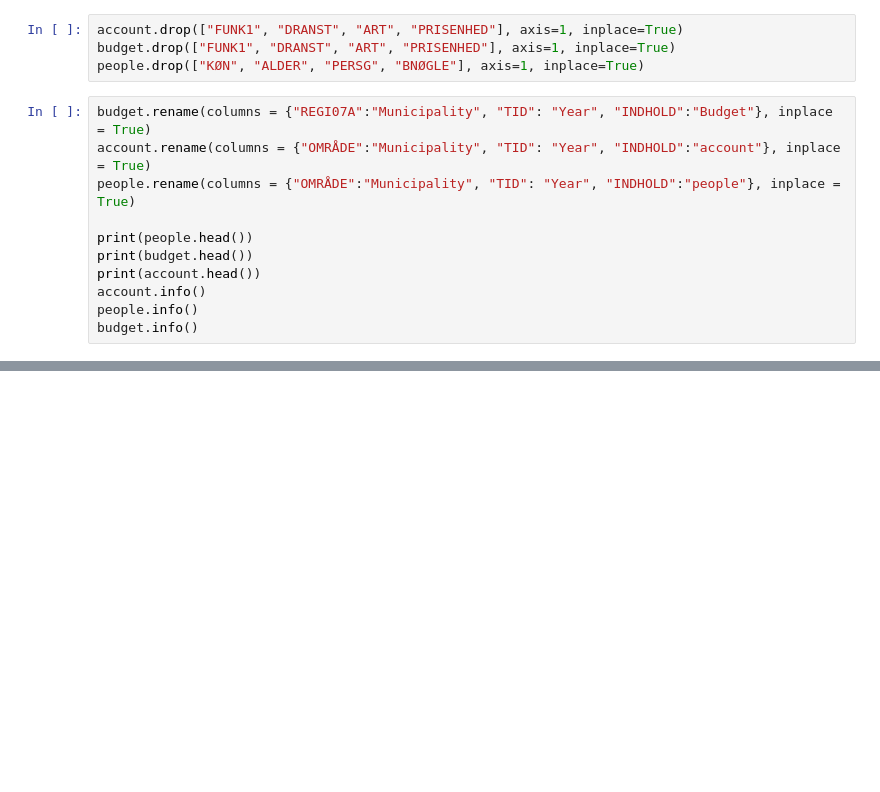
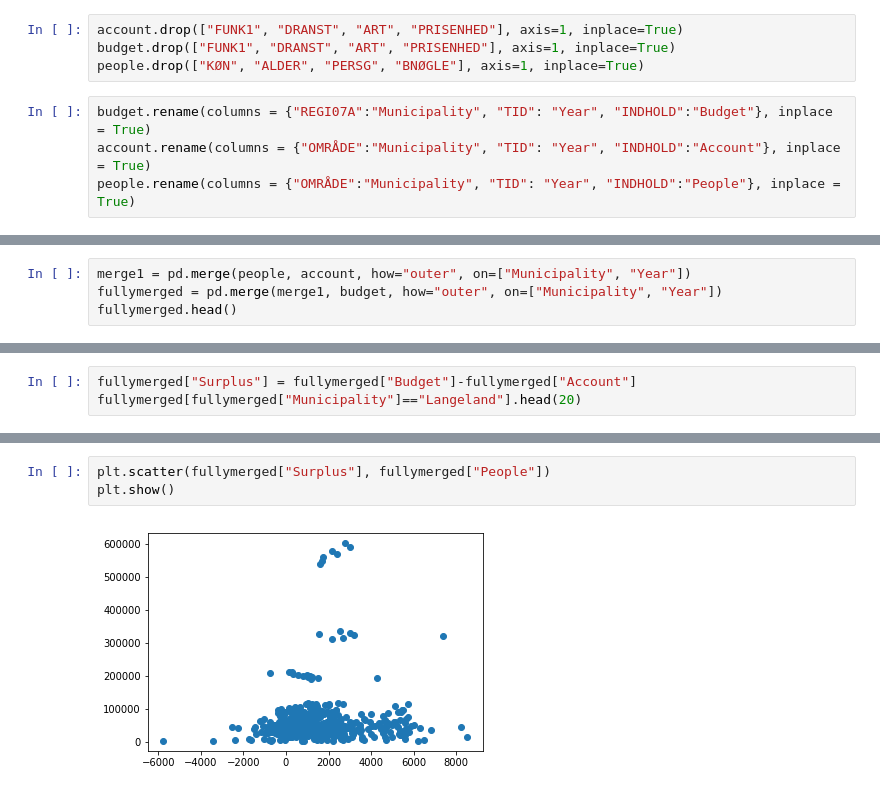
Before and after one commit to s-corfixen/projects-2019-snake-on-3310, a Jupyter notebook: Project/ny project.ipynb, the cells around one changed output, grey strips where cells are left out. Cells and saved outputs as stored; diff of their text form; blank space fills up the shorter version.

```diff
--- a/Project/ny project.ipynb
+++ b/Project/ny project.ipynb
@@ -19,12 +27,5 @@ budget.drop(["FUNK1", "DRANST", "ART", "PRISENHED"], axis=1, inplace=True)
 people.drop(["KØN", "ALDER", "PERSG", "BNØGLE"], axis=1, inplace=True)
 # %%
 budget.rename(columns = {"REGI07A":"Municipality", "TID": "Year", "INDHOLD":"Budget"}, inplace = True)
-account.rename(columns = {"OMRÅDE":"Municipality", "TID": "Year", "INDHOLD":"account"}, inplace = True)
-people.rename(columns = {"OMRÅDE":"Municipality", "TID": "Year", "INDHOLD":"people"}, inplace = True)
-
-print(people.head())
-print(budget.head())
-print(account.head())
-account.info()
-people.info()
-budget.info()
+account.rename(columns = {"OMRÅDE":"Municipality", "TID": "Year", "INDHOLD":"Account"}, inplace = True)
+people.rename(columns = {"OMRÅDE":"Municipality", "TID": "Year", "INDHOLD":"People"}, inplace = True)
@@ -114,0 +45,4 @@ list(set(list(people["Municipality"]))-set(list(budget["Municipality"])))
+# %%
+merge1 = pd.merge(people, account, how="outer", on=["Municipality", "Year"])
+fullymerged = pd.merge(merge1, budget, how="outer", on=["Municipality", "Year"])
+fullymerged.head()
@@ -114,0 +56,3 @@ list(set(list(people["Municipality"]))-set(list(budget["Municipality"])))
+# %%
+fullymerged["Surplus"] = fullymerged["Budget"]-fullymerged["Account"]
+fullymerged[fullymerged["Municipality"]=="Langeland"].head(20)
@@ -114,0 +68,5 @@ list(set(list(people["Municipality"]))-set(list(budget["Municipality"])))
+# %%
+plt.scatter(fullymerged["Surplus"], fullymerged["People"])
+plt.show()
+# %% [output]
+[figure, added]
```
Also changed, not shown: parts of 12 cells of this notebook.
